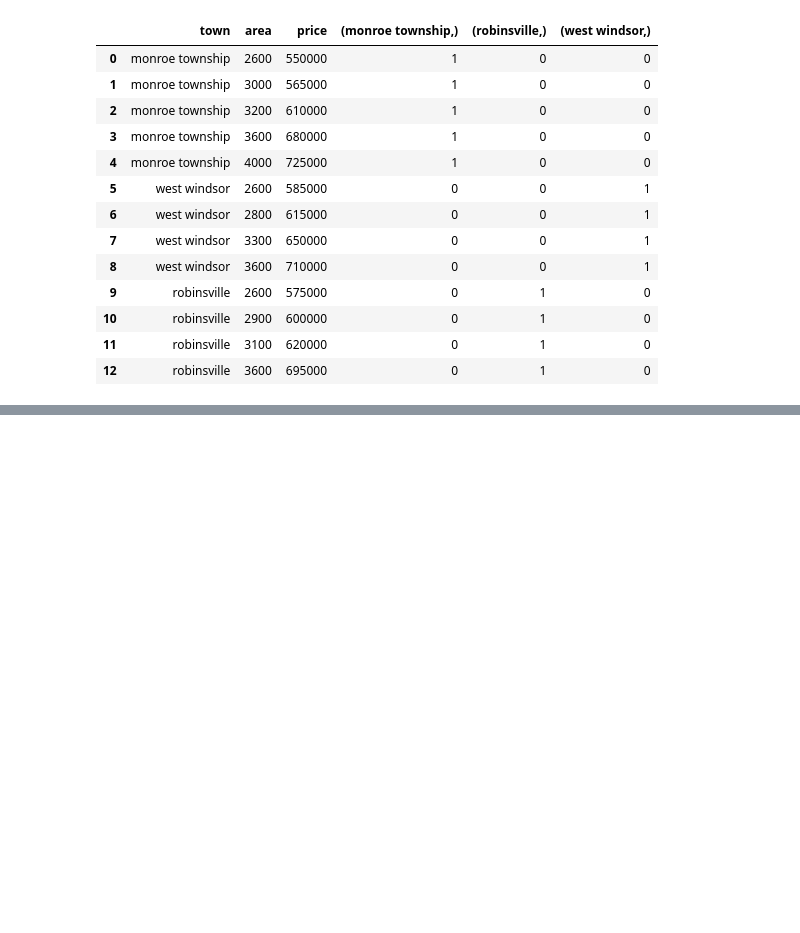
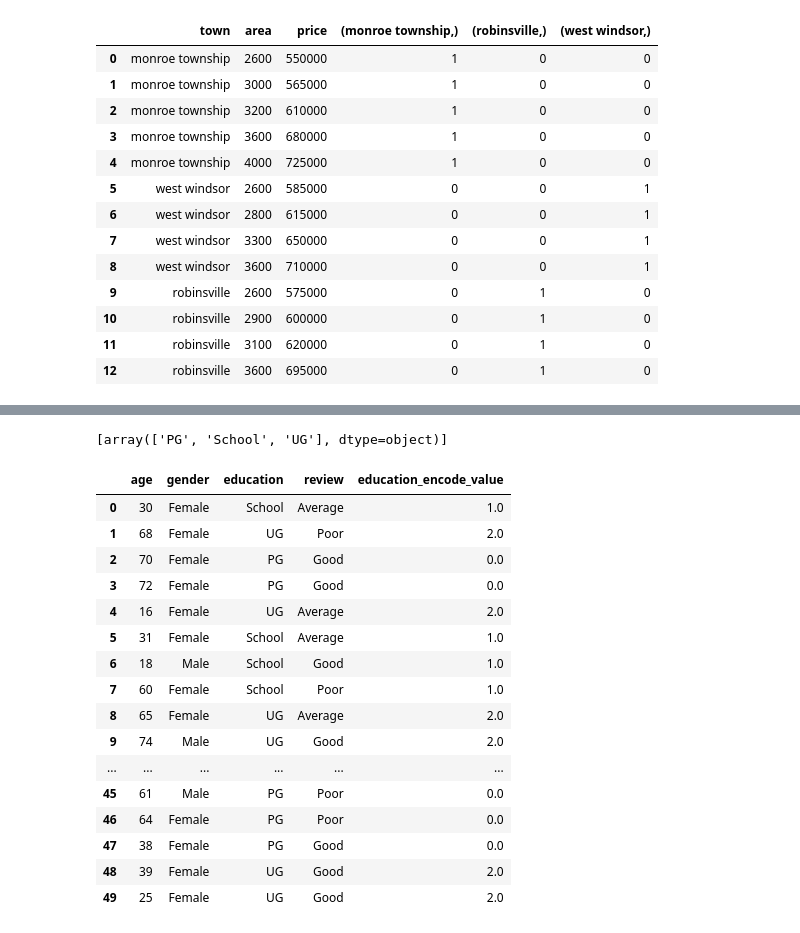
Before and after one commit to vivsingh119/agentic-ai-practise, a Jupyter notebook: 3-encoding_nominal_onehotencoder.ipynb, the cells around one changed output, grey strips where cells are left out. Saved outputs shown, nothing was run; the diff lists cells and outputs as text; code cells hidden in the pictures; blank space fills up the shorter version.

Commit message:
ordinal encoder example

```diff
--- a/3-encoding_nominal_onehotencoder.ipynb
+++ b/3-encoding_nominal_onehotencoder.ipynb
@@ -132,0 +176,3 @@ pd.concat([df_township,df_new],axis=1)
+# %%
+oe=OrdinalEncoder()
+oe
@@ -132,0 +181,2 @@ pd.concat([df_township,df_new],axis=1)
+# %%
+oe.fit(movie_df[['education']])
@@ -132,0 +185,3 @@ pd.concat([df_township,df_new],axis=1)
+# %%
+oedf=oe.transform(movie_df[['education']])
+oedf
@@ -132,0 +206,26 @@ pd.concat([df_township,df_new],axis=1)
+# %%
+oe.categories_
+# %% [output]
+[array(['PG', 'School', 'UG'], dtype=object)]
+# %%
+movie_df['education_encode_value']=oedf
+# %%
+movie_df
+# %% [output]
+|  | age | gender | education | review | education_encode_value |
+| 0 | 30 | Female | School | Average | 1.0 |
+| 1 | 68 | Female | UG | Poor | 2.0 |
+| 2 | 70 | Female | PG | Good | 0.0 |
+| 3 | 72 | Female | PG | Good | 0.0 |
+| 4 | 16 | Female | UG | Average | 2.0 |
+| 5 | 31 | Female | School | Average | 1.0 |
+| 6 | 18 | Male | School | Good | 1.0 |
+| 7 | 60 | Female | School | Poor | 1.0 |
+| 8 | 65 | Female | UG | Average | 2.0 |
+| 9 | 74 | Male | UG | Good | 2.0 |
+| ... | ... | ... | ... | ... | ... |
+| 45 | 61 | Male | PG | Poor | 0.0 |
+| 46 | 64 | Female | PG | Poor | 0.0 |
+| 47 | 38 | Female | PG | Good | 0.0 |
+| 48 | 39 | Female | UG | Good | 2.0 |
+| 49 | 25 | Female | UG | Good | 2.0 |
```
Also changed, not shown: parts of 12 cells of this notebook.
